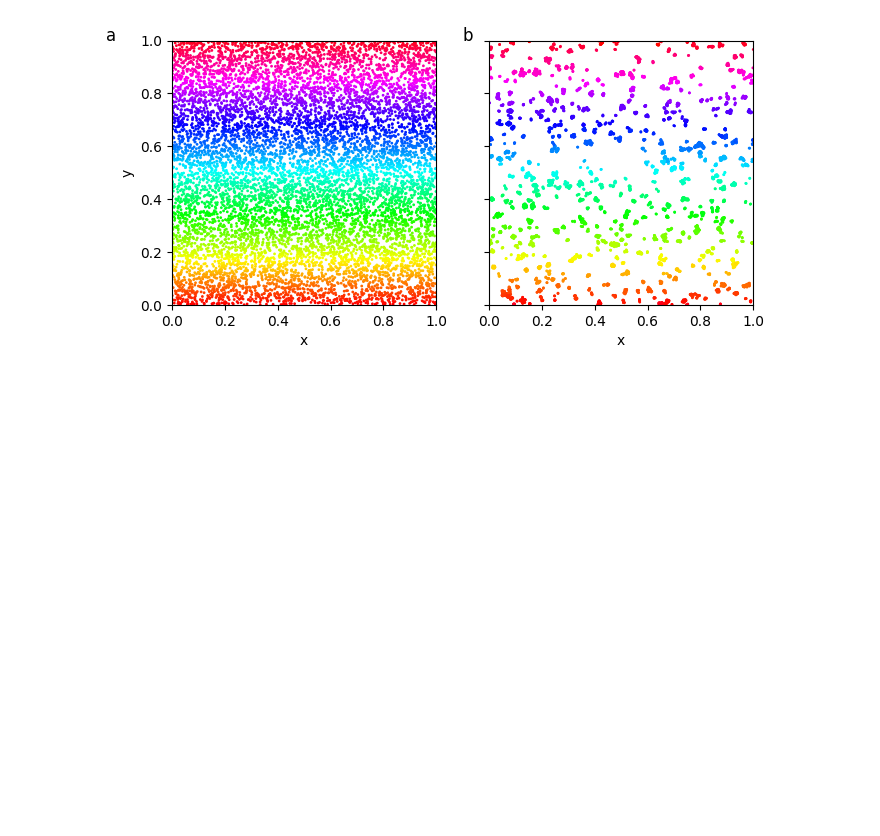
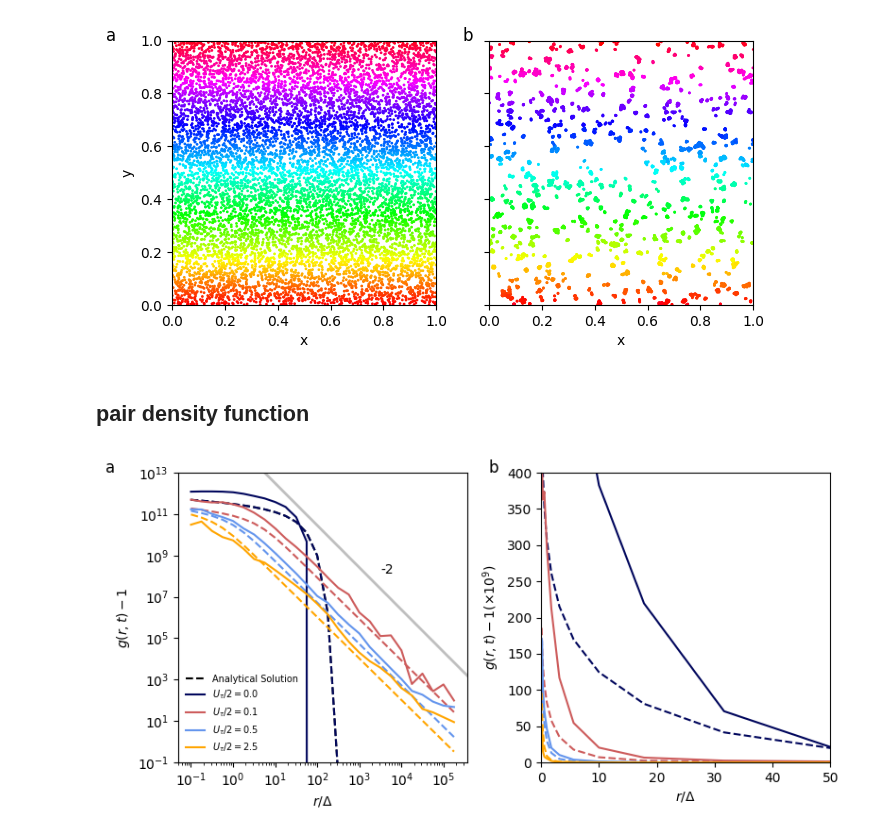
Before and after one commit to KatharinaBracher/Brownian-Bug-Model, a Jupyter notebook: figures.ipynb, the cells around one changed output. Cells and saved outputs as stored; diff of their text form; code cells hidden in the pictures; blank space fills up the shorter version.

Commit message:
new figures

```diff
--- a/figures.ipynb
+++ b/figures.ipynb
@@ -157,3 +158,54 @@ ax[0].text(1.1, 1, 'b', fontdict=dict(fontsize=12))
 plt.savefig('figures/no_flow.pdf', bbox_inches='tight')
 # %% [output]
 [figure]
+# %% [markdown]
+## pair density function
+# %%
+Utot_list = [0.0, 0.1, 0.5, 2.5]
+gamma_list = [-2.82*10**(-15), 0.0264, 0.506, 2.43]
+
+results = np.load('histogram_results.npy', allow_pickle=True)
+
+colours = ['#00065c', 'indianred', 'cornflowerblue', 'orange']
+
+fig, ax = plt.subplots(1,2, figsize=(8,4))
+
+ax[0].plot(results[0,0], results[0,3], '--', color = 'k', label=f'Analytical Solution')
+for i, (radii, pcf_dx, pcf_dp, exact_sol) in enumerate(results):
+    colour = colours[i % len(colours)]
+    radii = np.array(radii)
+    pcf_dx = np.array(pcf_dx)
+    exact_sol = np.array(exact_sol)
+    Utot = Utot_list[i]
+    ax[0].loglog(radii, pcf_dx - 1, color=colour, label=f'$U_{{\\tau}}/2 = {Utot}$')
+    ax[0].plot(radii, exact_sol, '--', color = colour)
+
+ax[0].set_xlabel(r'$r / \Delta$')
+ax[0].set_ylabel(r'$g(r, t) - 1$')
+ax[0].set_ylim(10**(-1), 10**13)
+#ax[0].title('Pair Correlation Function (log Scale)')
+ax[0].legend(fontsize='7', frameon=False)
+
+ax[0].axline((0.5,0.8), (0.8, 0.5), linewidth=2, color='grey', transform=ax[0].transAxes, alpha=0.5)
+ax[0].text(0.7, 0.65,'-2',transform=ax[0].transAxes,  fontdict=dict(fontsize=10))
+ax[0].text(-0.25, 1,'a',transform=ax[0].transAxes,  fontdict=dict(fontsize=12))
+
+for i, (radii, pcf_dx, pcf_dp, exact_sol) in enumerate(results):
+    colour = colours[i % len(colours)]
+    radii = np.array(radii)
+    pcf_dx = (np.array(pcf_dx) - 1) / 10**9
+    exact_sol = np.array(exact_sol) / 10**9
+    ax[1].plot(radii, pcf_dx , color = colour, label=f'Numerical Results for U={Utot_list[i % len(colours)]}')
+    ax[1].plot(radii, exact_sol, '--', color = colour, label=f'Analytical Solution for U={Utot_list[i % len(colours)]}')
+ax[1].set_xlim(0, 50)
+ax[1].set_ylim(0, 400)
+ax[1].set_xlabel(r'$r / \Delta$')
+ax[1].set_ylabel(r'$g(r, t) - 1 (\times 10^{9})$')
+#ax[1].set_title('Pair Correlation Function (Linear Scale)')
+#ax[1].legend()
+ax[1].text(-0.18, 1, 'b', transform=ax[1].transAxes, fontdict=dict(fontsize=12))
+
+plt.tight_layout()
+plt.savefig('figures/histo.pdf', bbox_inches='tight')
+# %% [output]
+[figure, added]
```
Also changed, not shown: parts of 2 cells of this notebook, 6 other files.
